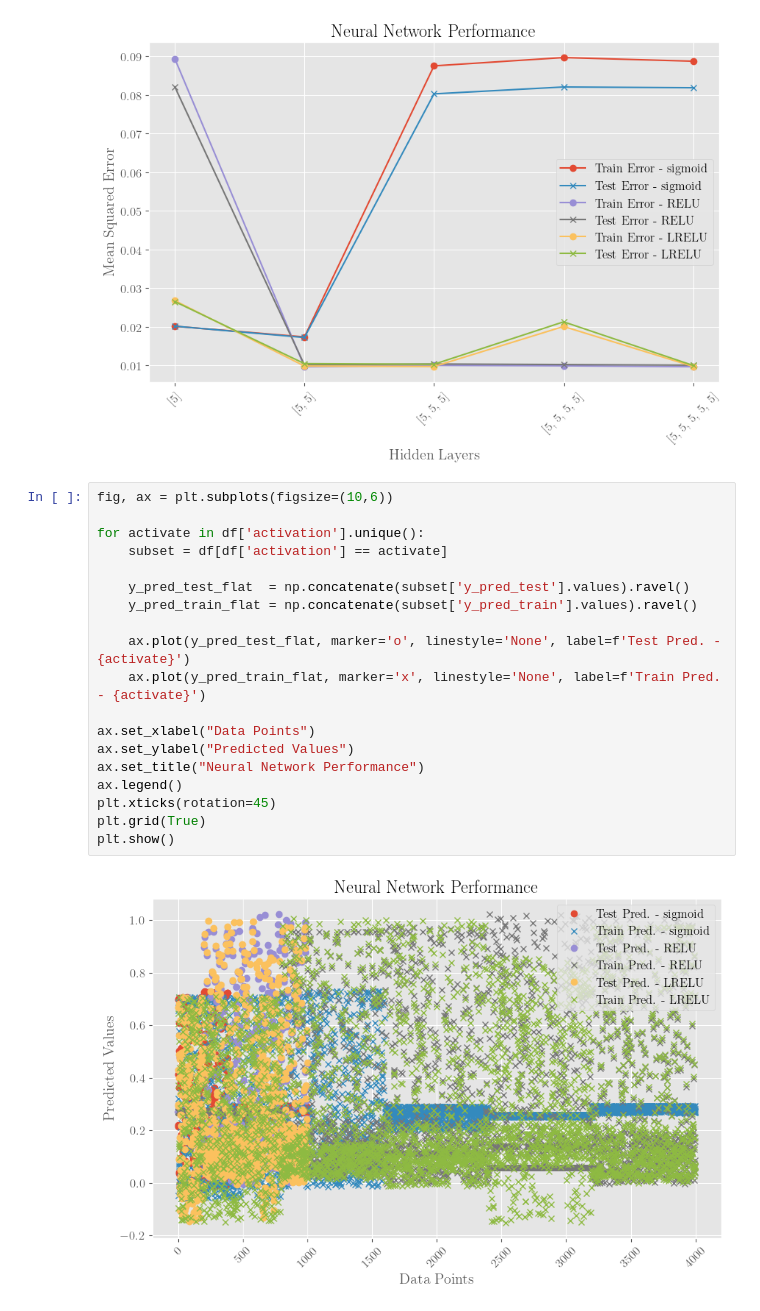
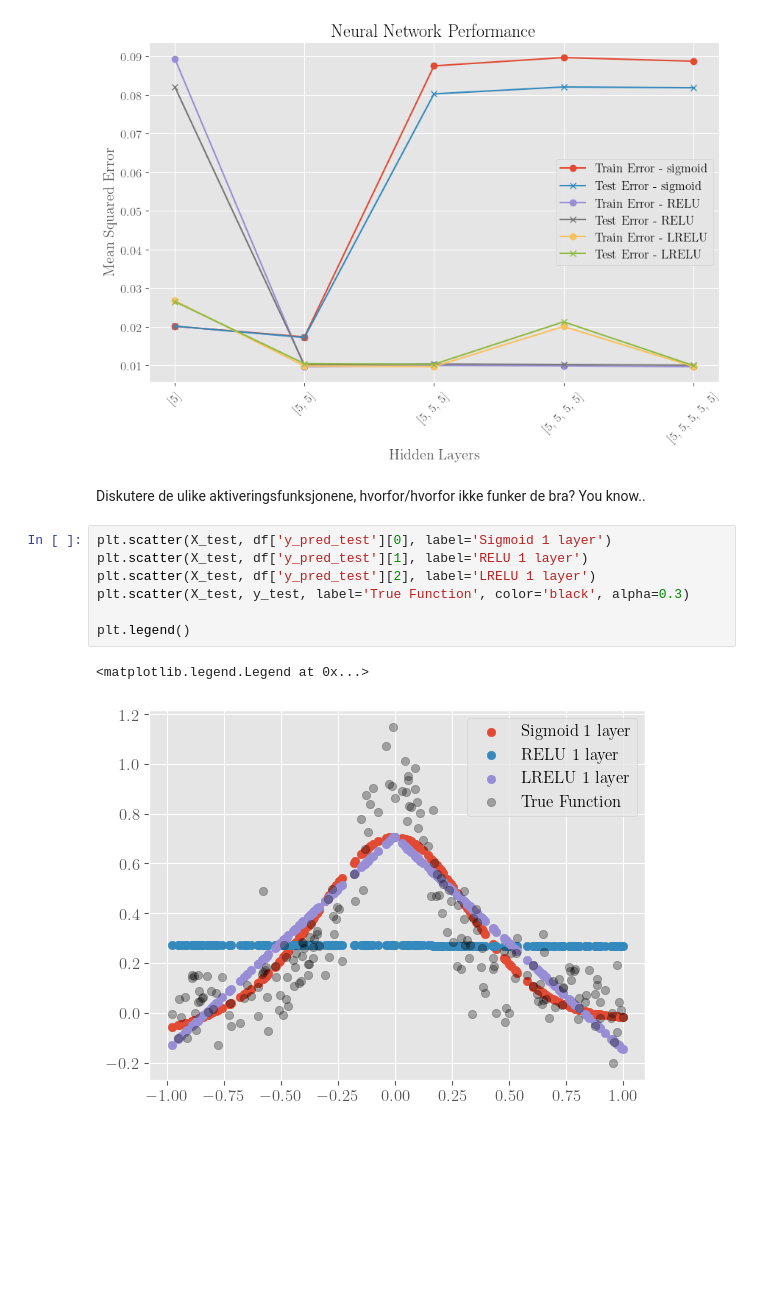
Before and after one commit to kjes4pres/Project_2_FYSSTK, a Jupyter notebook: Code/Kjersti/part_d.ipynb, the cells around one changed output. Saved outputs shown, nothing was run; the diff lists cells and outputs as text; blank space fills up the shorter version.

```diff
--- a/Code/Kjersti/part_d.ipynb
+++ b/Code/Kjersti/part_d.ipynb
@@ -145,24 +142,15 @@ plt.grid(True)
 plt.show()
 # %% [output]
 [figure]
-# %%
-fig, ax = plt.subplots(figsize=(10,6))
-
-for activate in df['activation'].unique():
-    subset = df[df['activation'] == activate]
-
-    y_pred_test_flat  = np.concatenate(subset['y_pred_test'].values).ravel()
-    y_pred_train_flat = np.concatenate(subset['y_pred_train'].values).ravel()
-
-    ax.plot(y_pred_test_flat, marker='o', linestyle='None', label=f'Test Pred. - {activate}')
-    ax.plot(y_pred_train_flat, marker='x', linestyle='None', label=f'Train Pred. - {activate}')
-
-ax.set_xlabel("Data Points")
-ax.set_ylabel("Predicted Values")
-ax.set_title("Neural Network Performance")
-ax.legend()
-plt.xticks(rotation=45)
-plt.grid(True)
-plt.show()
-# %% [output]
-[figure, removed]
+# %% [markdown]
+Diskutere de ulike aktiveringsfunksjonene, hvorfor/hvorfor ikke funker de bra? You know..
+# %%
+plt.scatter(X_test, df['y_pred_test'][0], label='Sigmoid 1 layer')
+plt.scatter(X_test, df['y_pred_test'][1], label='RELU 1 layer')
+plt.scatter(X_test, df['y_pred_test'][2], label='LRELU 1 layer')
+plt.scatter(X_test, y_test, label='True Function', color='black', alpha=0.3)
+
+plt.legend()
+# %% [output]
+<matplotlib.legend.Legend at 0x...>
+[figure, added]
```
Also changed, not shown: parts of 5 cells of this notebook.
